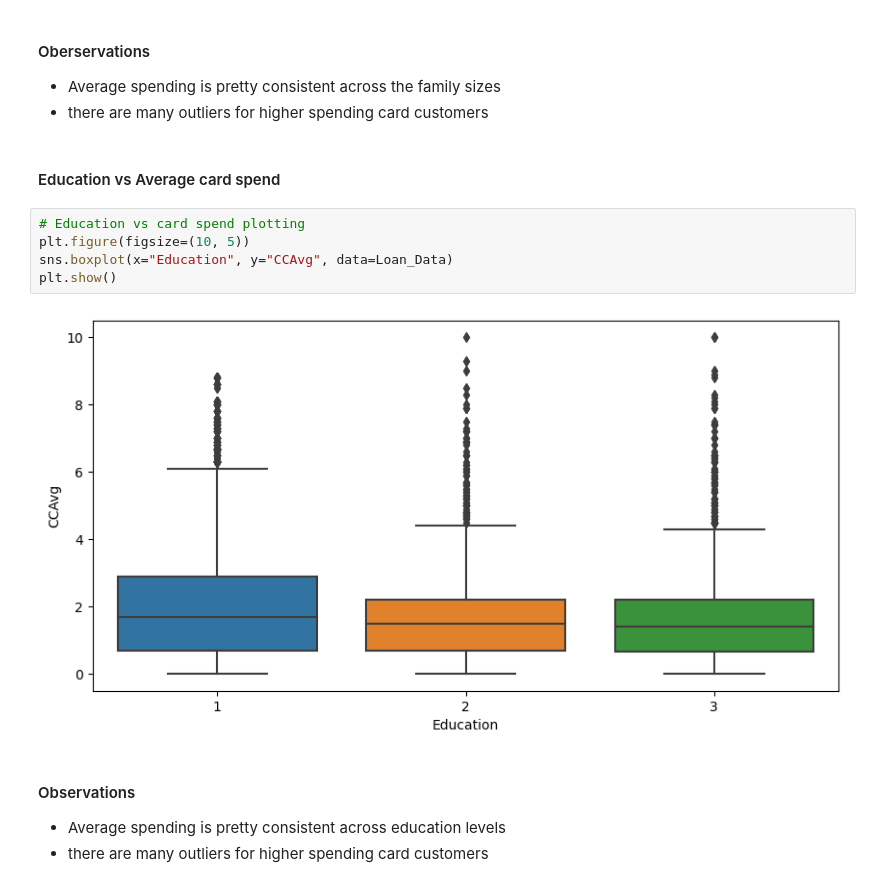
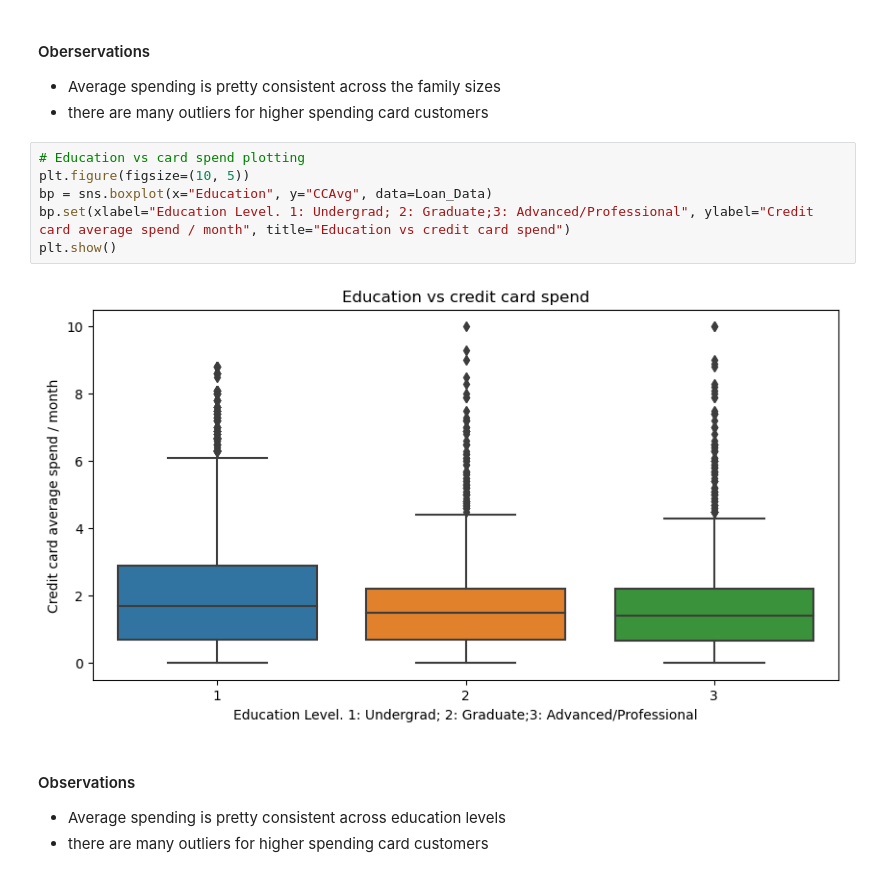
Before and after one commit to Drew75austin/Machine_Learning_Personal_Loan, a Jupyter notebook: Personal_Loan_Modelling.ipynb, the cells around one changed output. Saved outputs shown, nothing was run; the diff lists cells and outputs as text.

```diff
--- a/Personal_Loan_Modelling.ipynb
+++ b/Personal_Loan_Modelling.ipynb
@@ -729,15 +740,14 @@ plt.show()
 #### Oberservations
 - Average spending is pretty consistent across the family sizes
 - there are many outliers for higher spending card customers
-# %% [markdown]
-#### Education vs Average card spend
 # %%
 # Education vs card spend plotting
 plt.figure(figsize=(10, 5))
-sns.boxplot(x="Education", y="CCAvg", data=Loan_Data)
+bp = sns.boxplot(x="Education", y="CCAvg", data=Loan_Data)
+bp.set(xlabel="Education Level. 1: Undergrad; 2: Graduate;3: Advanced/Professional", ylabel="Credit card average spend / month", title="Education vs credit card spend")
 plt.show()
 # %% [output]
-[figure, old version]
+[figure, new version]
 # %% [markdown]
 #### Observations
 - Average spending is pretty consistent across education levels
```
Also changed, not shown: parts of 14 cells of this notebook.
